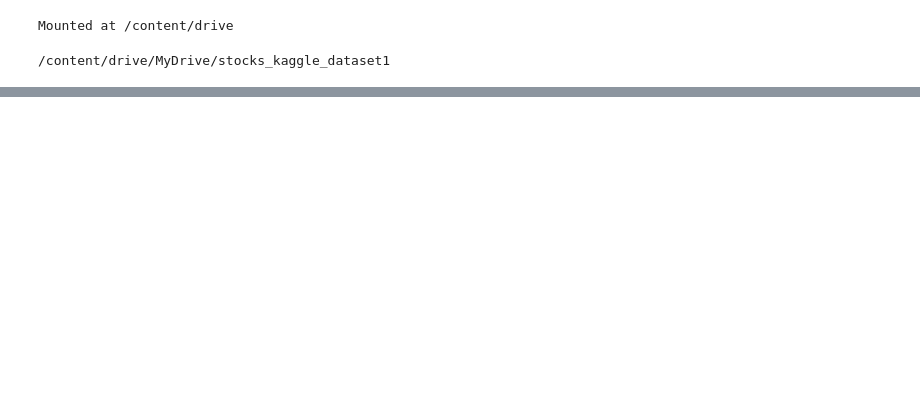
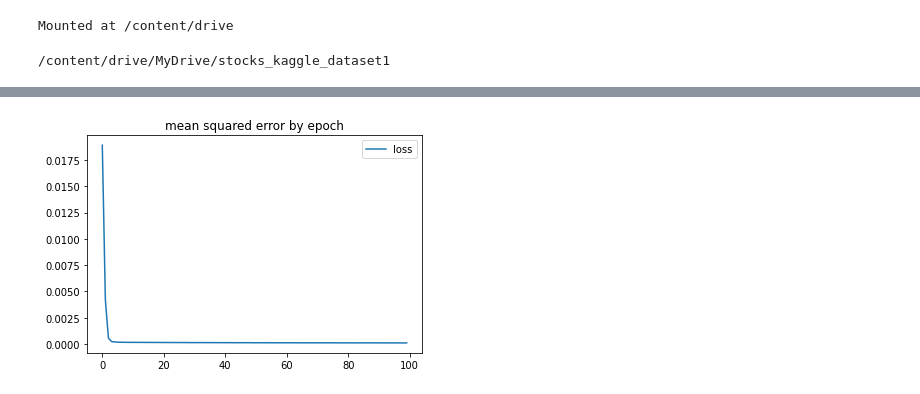
Before and after one commit to anagh07/stock_price_predictor, a Jupyter notebook: lstm_predictor.ipynb, the cells around one changed output, grey strips where cells are left out. Cells and saved outputs as stored; diff of their text form; code cells hidden in the pictures; blank space fills up the shorter version.

```diff
--- a/lstm_predictor.ipynb
+++ b/lstm_predictor.ipynb
@@ -37,0 +224,2 @@ df.count()
+# %%
+loss = model.fit(xtrain, ytrain, batch_size=10, epochs=100)
@@ -37,0 +244,7 @@ df.count()
+# %%
+plt.plot(loss.history['loss'], label = 'loss')
+plt.title('mean squared error by epoch')
+plt.legend()
+plt.show()
+# %% [output]
+[figure, added]
```
Also changed, not shown: parts of 38 cells of this notebook.
